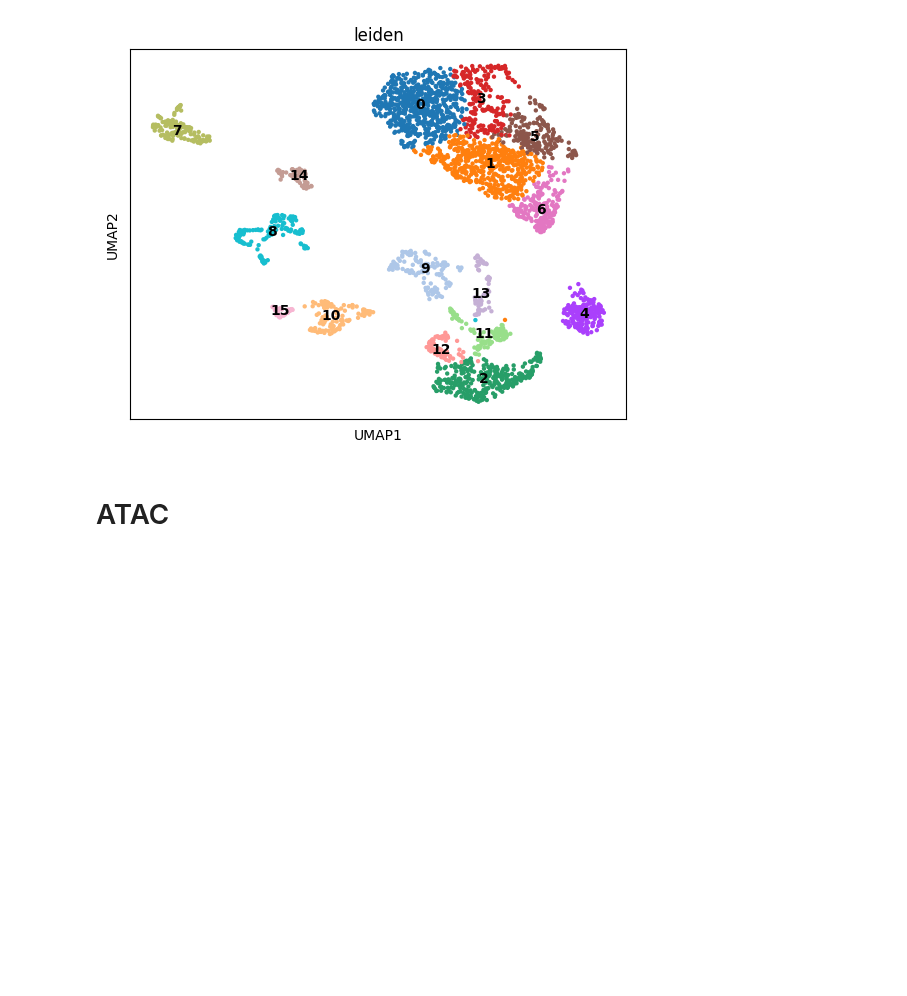
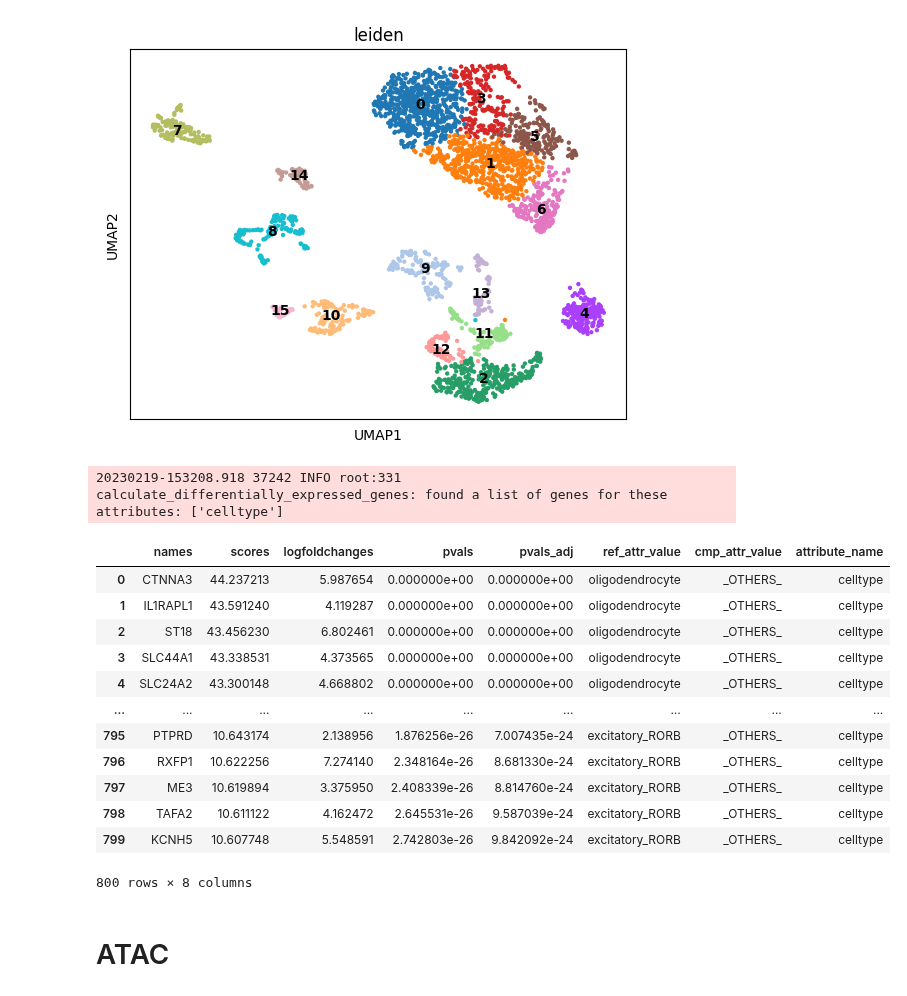
Before and after one commit to Bayer-Group/cellenium, a Jupyter notebook: data_import/public_data/3k_brain_cells.ipynb, the cells around one changed output. Saved outputs shown, nothing was run; the diff lists cells and outputs as text; code cells hidden in the pictures; blank space fills up the shorter version.

```diff
--- a/data_import/public_data/3k_brain_cells.ipynb
+++ b/data_import/public_data/3k_brain_cells.ipynb
@@ -147,6 +159,23 @@ rna.obs.celltype = rna.obs.celltype.cat.set_categories([
     'excitatory_LAMP5', 'excitatory_RORB',
     'inhibitory_LHX6', 'inhibitory_ADARB2'
 ])
+# %%
+prep.calculate_differentially_expressed_genes(rna, ['celltype'])
+# %% [output]
+20230219-153208.918 37242 INFO root:331 calculate_differentially_expressed_genes: found a list of genes for these attributes: ['celltype']
+|  | names | scores | logfoldchanges | pvals | pvals_adj | ref_attr_value | cmp_attr_value | attribute_name |
+| 0 | CTNNA3 | 44.237213 | 5.987654 | 0.000000e+00 | 0.000000e+00 | oligodendrocyte | _OTHERS_ | celltype |
+| 1 | IL1RAPL1 | 43.591240 | 4.119287 | 0.000000e+00 | 0.000000e+00 | oligodendrocyte | _OTHERS_ | celltype |
+| 2 | ST18 | 43.456230 | 6.802461 | 0.000000e+00 | 0.000000e+00 | oligodendrocyte | _OTHERS_ | celltype |
+| 3 | SLC44A1 | 43.338531 | 4.373565 | 0.000000e+00 | 0.000000e+00 | oligodendrocyte | _OTHERS_ | celltype |
+| 4 | SLC24A2 | 43.300148 | 4.668802 | 0.000000e+00 | 0.000000e+00 | oligodendrocyte | _OTHERS_ | celltype |
+| ... | ... | ... | ... | ... | ... | ... | ... | ... |
+| 795 | PTPRD | 10.643174 | 2.138956 | 1.876256e-26 | 7.007435e-24 | excitatory_RORB | _OTHERS_ | celltype |
+| 796 | RXFP1 | 10.622256 | 7.274140 | 2.348164e-26 | 8.681330e-24 | excitatory_RORB | _OTHERS_ | celltype |
+| 797 | ME3 | 10.619894 | 3.375950 | 2.408339e-26 | 8.814760e-24 | excitatory_RORB | _OTHERS_ | celltype |
+| 798 | TAFA2 | 10.611122 | 4.162472 | 2.645531e-26 | 9.587039e-24 | excitatory_RORB | _OTHERS_ | celltype |
+| 799 | KCNH5 | 10.607748 | 5.548591 | 2.742803e-26 | 9.842092e-24 | excitatory_RORB | _OTHERS_ | celltype |
+800 rows × 8 columns
 # %%
 rna.X = rna.layers['lognorm']
 # %%
```
Also changed, not shown: parts of 12 cells of this notebook, 2 other files.
